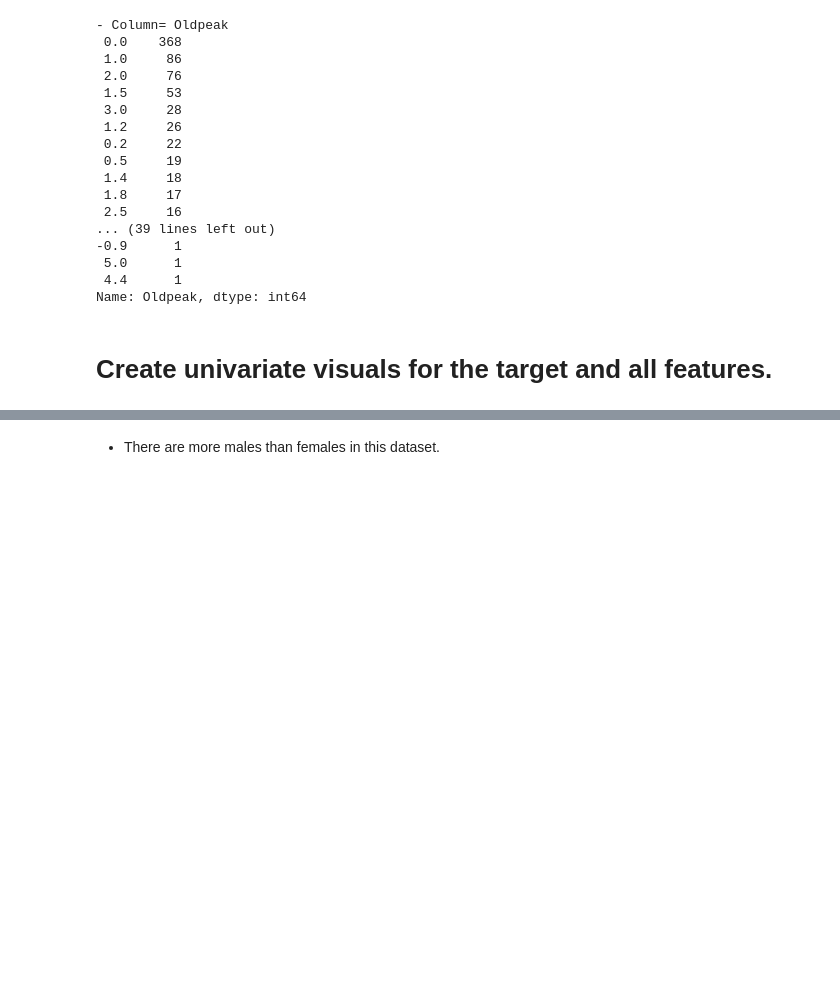
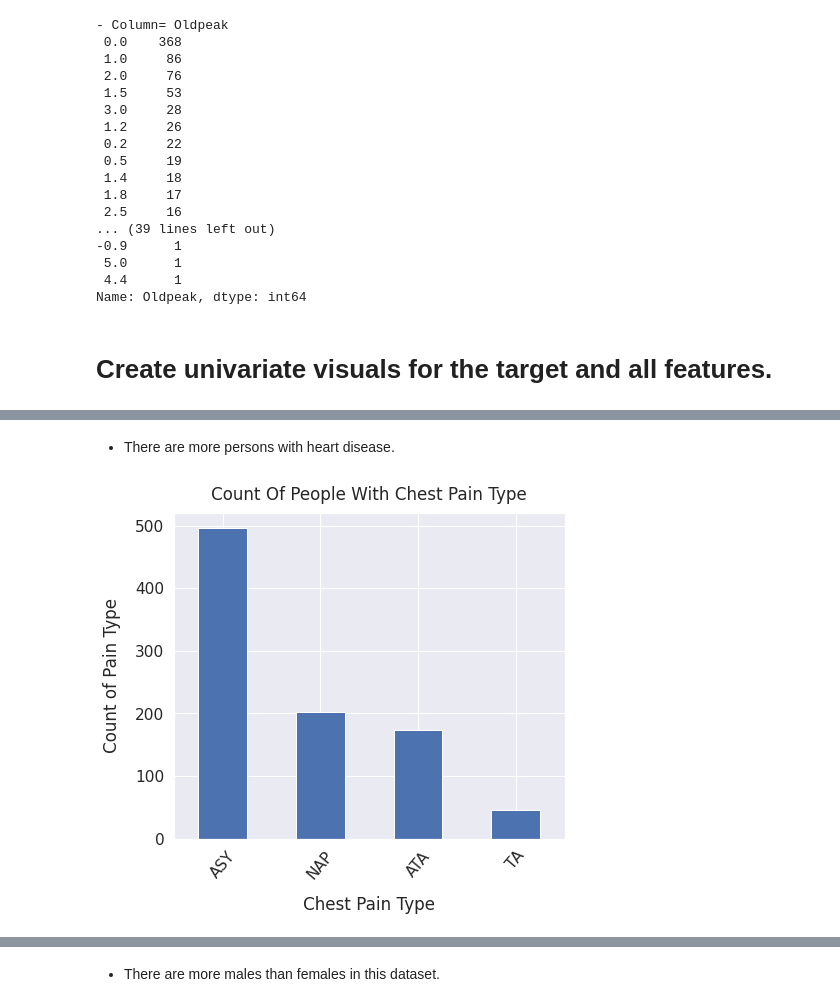
Before and after one commit to shellymduncan/Project-2, a Jupyter notebook: Project_2_Part_1_(Core).ipynb, the cells around one changed output, grey strips where cells are left out. Drawn from its saved outputs; the diff is of its cells as text; code cells hidden in the pictures; blank space fills up the shorter version.

```diff
--- a/Project_2_Part_1_(Core).ipynb
+++ b/Project_2_Part_1_(Core).ipynb
@@ -300,0 +234,11 @@ df['Sex'].hist(bins = 30,
+# %% [markdown]
+* There are more persons with heart disease.
+# %%
+# create bar plot for ChestPainType column
+sns.set(font_scale = 1.4)
+ml_df['ChestPainType'].value_counts().plot(kind = 'bar', figsize = (7, 6), rot = 50)
+plt.xlabel("Chest Pain Type", labelpad = 14)
+plt.ylabel("Count of Pain Type", labelpad = 14)
+plt.title("Count Of People With Chest Pain Type", y = 1.02);
+# %% [output]
+[figure, added]
```
Also changed, not shown: parts of 55 cells of this notebook.
